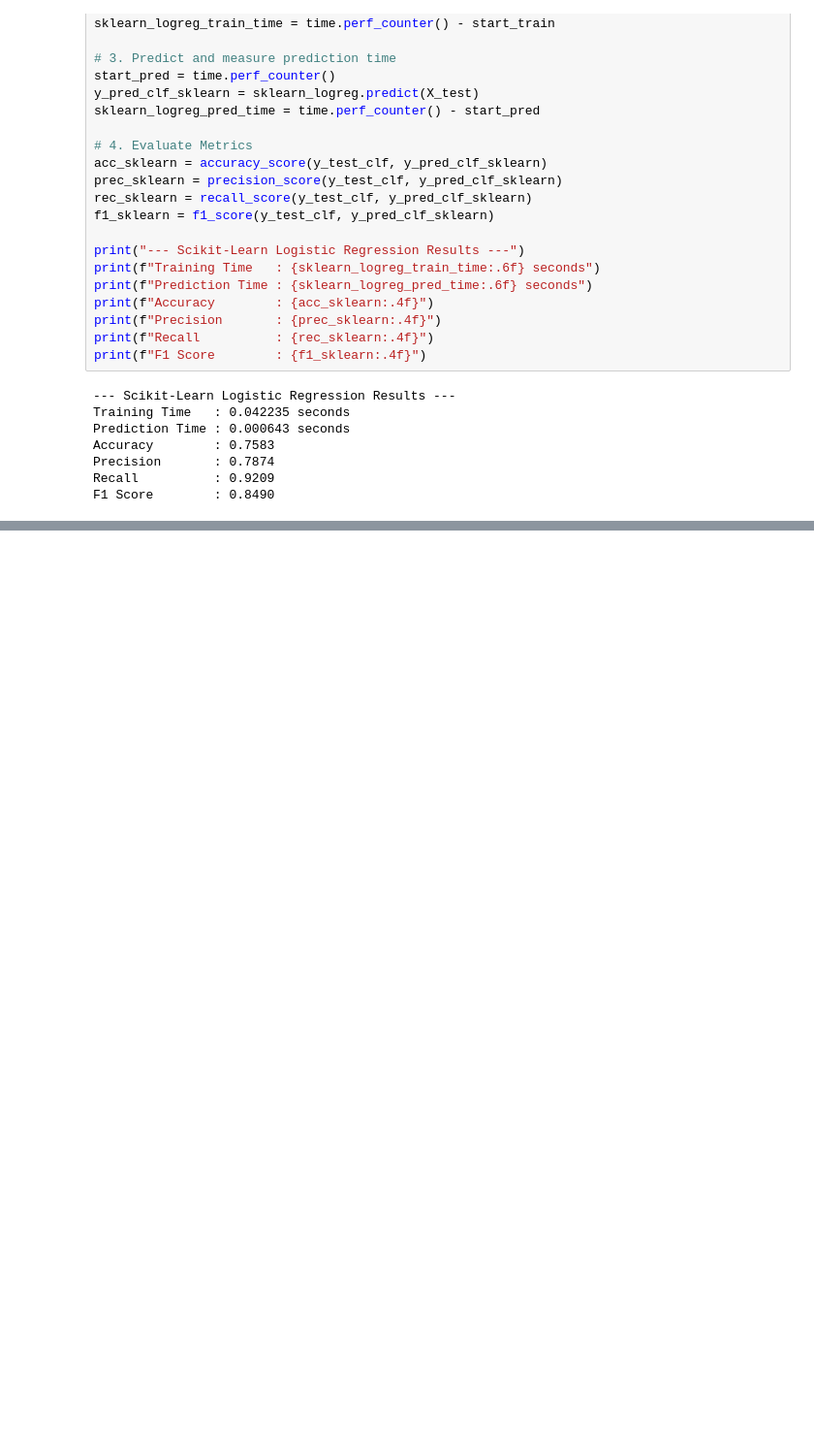
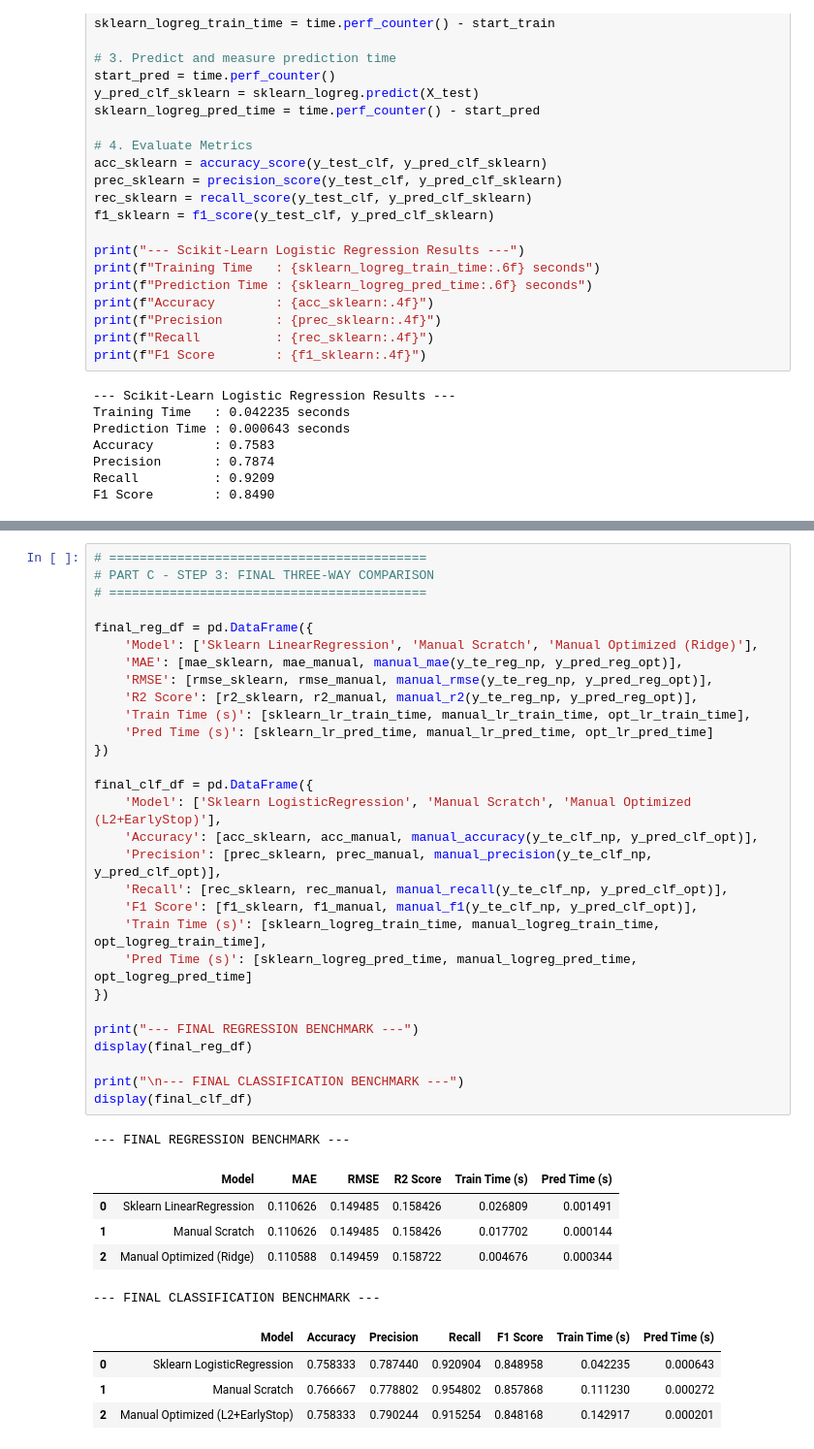
Before and after one commit to dasaniakanksha22-max/202618062_AKANKSHA_DASANI_DS605, a Jupyter notebook: 202618062_LAB05/202618062_lab05.ipynb, the cells around one changed output, grey strips where cells are left out. Shown at 97% size. Drawn from its saved outputs; the diff is of its cells as text; blank space fills up the shorter version.

Commit message:
Add full notebook with Part B and Part C implementations and outputs

```diff
--- a/202618062_LAB05/202618062_lab05.ipynb
+++ b/202618062_LAB05/202618062_lab05.ipynb
@@ -153,0 +510,40 @@ F1 Score        : 0.8490
+# %%
+# ==========================================
+# PART C - STEP 3: FINAL THREE-WAY COMPARISON
+# ==========================================
+
+final_reg_df = pd.DataFrame({
+    'Model': ['Sklearn LinearRegression', 'Manual Scratch', 'Manual Optimized (Ridge)'],
+    'MAE': [mae_sklearn, mae_manual, manual_mae(y_te_reg_np, y_pred_reg_opt)],
+    'RMSE': [rmse_sklearn, rmse_manual, manual_rmse(y_te_reg_np, y_pred_reg_opt)],
+    'R2 Score': [r2_sklearn, r2_manual, manual_r2(y_te_reg_np, y_pred_reg_opt)],
+    'Train Time (s)': [sklearn_lr_train_time, manual_lr_train_time, opt_lr_train_time],
+    'Pred Time (s)': [sklearn_lr_pred_time, manual_lr_pred_time, opt_lr_pred_time]
+})
+
+final_clf_df = pd.DataFrame({
+    'Model': ['Sklearn LogisticRegression', 'Manual Scratch', 'Manual Optimized (L2+EarlyStop)'],
+    'Accuracy': [acc_sklearn, acc_manual, manual_accuracy(y_te_clf_np, y_pred_clf_opt)],
+    'Precision': [prec_sklearn, prec_manual, manual_precision(y_te_clf_np, y_pred_clf_opt)],
+    'Recall': [rec_sklearn, rec_manual, manual_recall(y_te_clf_np, y_pred_clf_opt)],
+    'F1 Score': [f1_sklearn, f1_manual, manual_f1(y_te_clf_np, y_pred_clf_opt)],
+    'Train Time (s)': [sklearn_logreg_train_time, manual_logreg_train_time, opt_logreg_train_time],
+    'Pred Time (s)': [sklearn_logreg_pred_time, manual_logreg_pred_time, opt_logreg_pred_time]
+})
+
+print("--- FINAL REGRESSION BENCHMARK ---")
+display(final_reg_df)
+
+print("\n--- FINAL CLASSIFICATION BENCHMARK ---")
+display(final_clf_df)
+# %% [output]
+--- FINAL REGRESSION BENCHMARK ---
+|  | Model | MAE | RMSE | R2 Score | Train Time (s) | Pred Time (s) |
+| 0 | Sklearn LinearRegression | 0.110626 | 0.149485 | 0.158426 | 0.026809 | 0.001491 |
+| 1 | Manual Scratch | 0.110626 | 0.149485 | 0.158426 | 0.017702 | 0.000144 |
+| 2 | Manual Optimized (Ridge) | 0.110588 | 0.149459 | 0.158722 | 0.004676 | 0.000344 |
+--- FINAL CLASSIFICATION BENCHMARK ---
+|  | Model | Accuracy | Precision | Recall | F1 Score | Train Time (s) | Pred Time (s) |
+| 0 | Sklearn LogisticRegression | 0.758333 | 0.787440 | 0.920904 | 0.848958 | 0.042235 | 0.000643 |
+| 1 | Manual Scratch | 0.766667 | 0.778802 | 0.954802 | 0.857868 | 0.111230 | 0.000272 |
+| 2 | Manual Optimized (L2+EarlyStop) | 0.758333 | 0.790244 | 0.915254 | 0.848168 | 0.142917 | 0.000201 |
```
Also changed, not shown: parts of 6 cells of this notebook.
